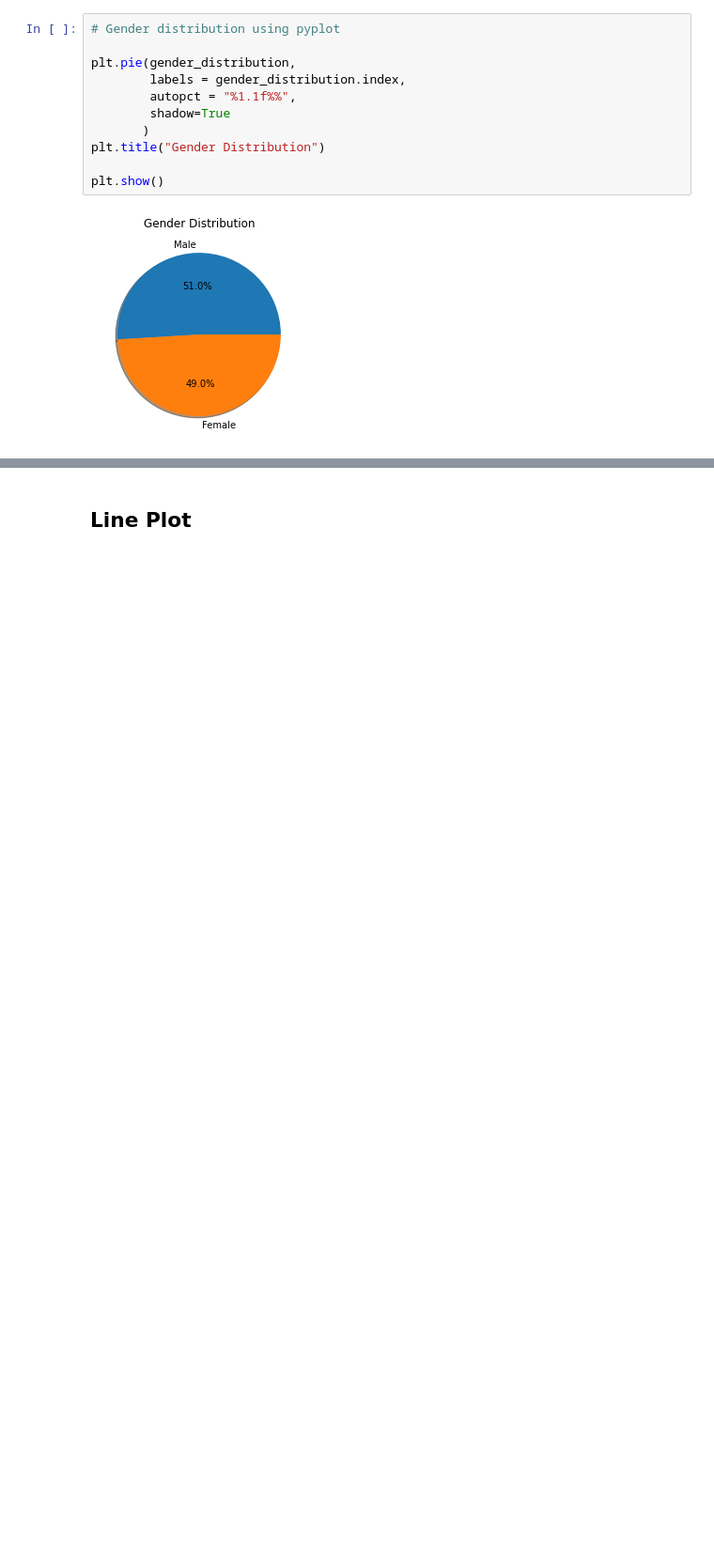
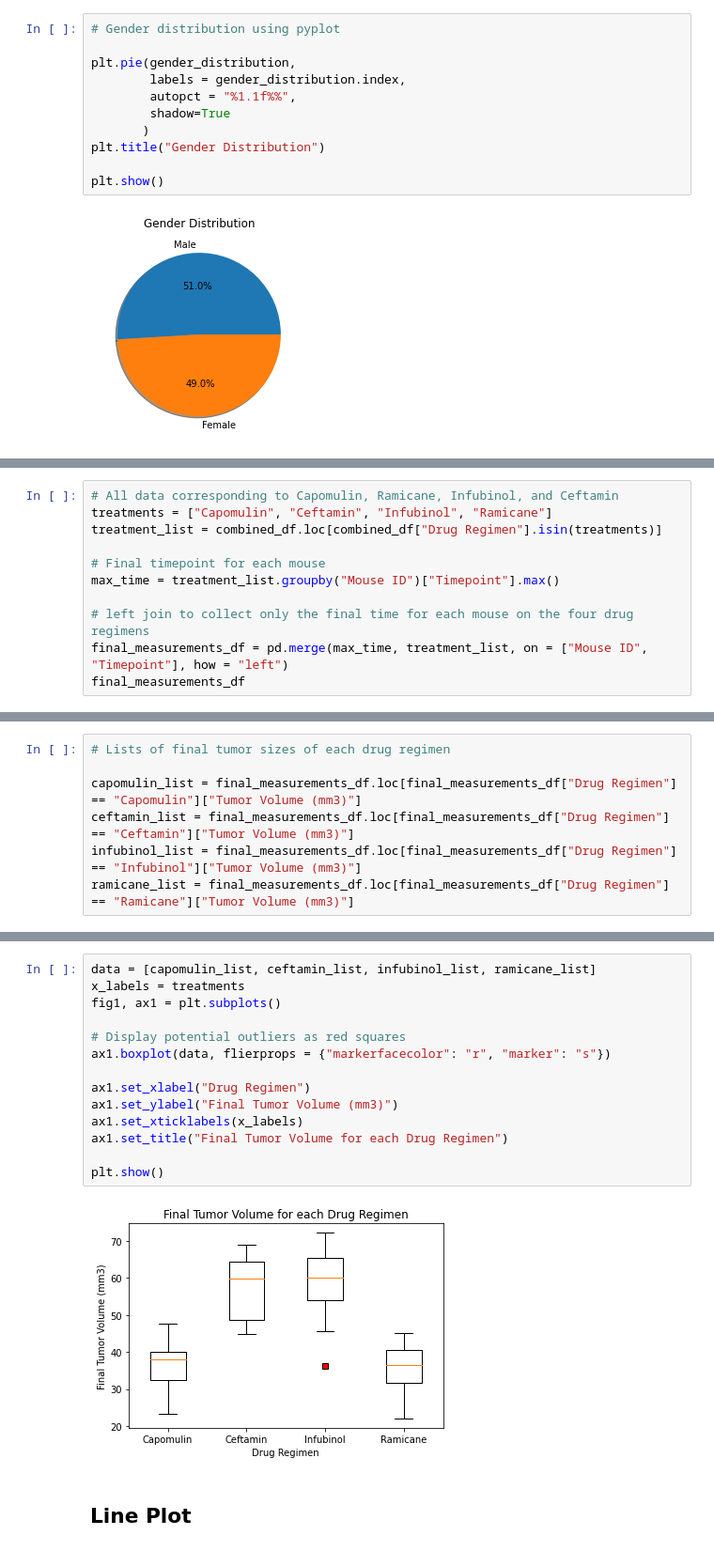
Before and after one commit to mjcarlson628/matplotlib-challenge, a Jupyter notebook: Pymaceuticals.ipynb, the cells around one changed output, grey strips where cells are left out. Shown at 94% size. Drawn from its saved outputs; the diff is of its cells as text; blank space fills up the shorter version.

Commit message:
boxplot

```diff
--- a/Pymaceuticals.ipynb
+++ b/Pymaceuticals.ipynb
@@ -229,0 +208,11 @@ plt.show()
+# %%
+# All data corresponding to Capomulin, Ramicane, Infubinol, and Ceftamin
+treatments = ["Capomulin", "Ceftamin", "Infubinol", "Ramicane"]
+treatment_list = combined_df.loc[combined_df["Drug Regimen"].isin(treatments)]
+
+# Final timepoint for each mouse
+max_time = treatment_list.groupby("Mouse ID")["Timepoint"].max()
+
+# left join to collect only the final time for each mouse on the four drug regimens
+final_measurements_df = pd.merge(max_time, treatment_list, on = ["Mouse ID", "Timepoint"], how = "left")
+final_measurements_df
@@ -229,0 +238,7 @@ plt.show()
+# %%
+# Lists of final tumor sizes of each drug regimen
+
+capomulin_list = final_measurements_df.loc[final_measurements_df["Drug Regimen"] == "Capomulin"]["Tumor Volume (mm3)"]
+ceftamin_list = final_measurements_df.loc[final_measurements_df["Drug Regimen"] == "Ceftamin"]["Tumor Volume (mm3)"]
+infubinol_list = final_measurements_df.loc[final_measurements_df["Drug Regimen"] == "Infubinol"]["Tumor Volume (mm3)"]
+ramicane_list = final_measurements_df.loc[final_measurements_df["Drug Regimen"] == "Ramicane"]["Tumor Volume (mm3)"]
@@ -230,3 +293,19 @@ plt.show()
+# %%
+data = [capomulin_list, ceftamin_list, infubinol_list, ramicane_list]
+x_labels = treatments
+fig1, ax1 = plt.subplots()
+
+# Display potential outliers as red squares
+ax1.boxplot(data, flierprops = {"markerfacecolor": "r", "marker": "s"})
+
+ax1.set_xlabel("Drug Regimen")
+ax1.set_ylabel("Final Tumor Volume (mm3)")
+ax1.set_xticklabels(x_labels)
+ax1.set_title("Final Tumor Volume for each Drug Regimen")
+
+plt.show()
+# %% [output]
+[figure, added]
 # %% [markdown]
 ## Line Plot
 # %%
```
Also changed, not shown: parts of 13 cells of this notebook.
